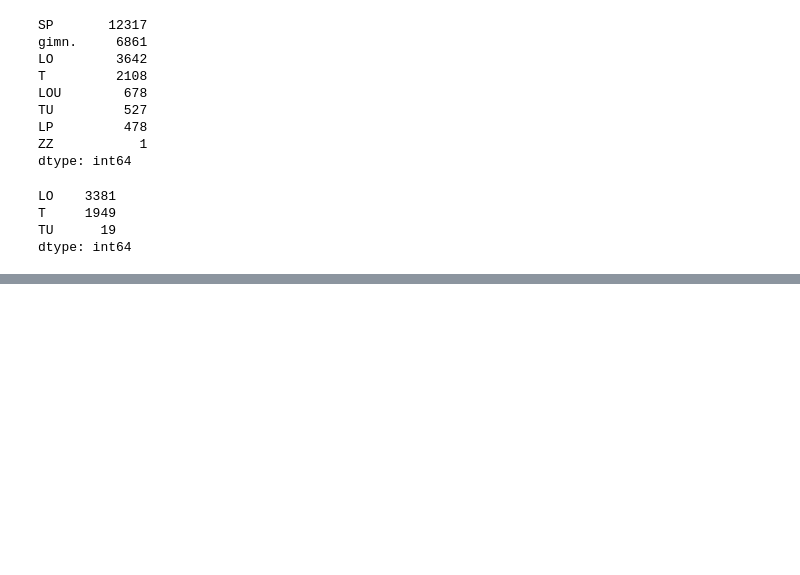
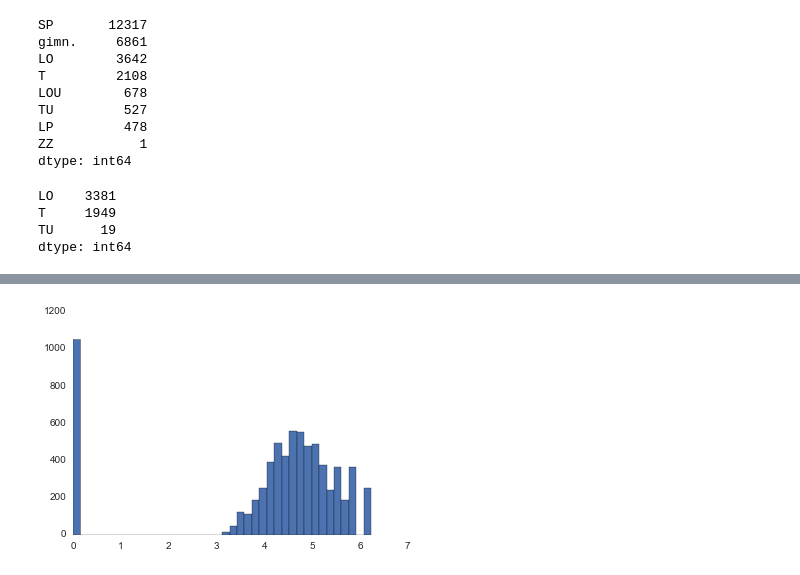
Before and after one commit to stared/delab-matury, a Jupyter notebook: eksploracje/szkoly.ipynb, the cells around one changed output, grey strips where cells are left out. Cells and saved outputs as stored; diff of their text form; code cells hidden in the pictures; blank space fills up the shorter version.

```diff
--- a/eksploracje/szkoly.ipynb
+++ b/eksploracje/szkoly.ipynb
@@ -99,2 +103,6 @@ licea.query("miejscowosc == 'Bielsko-Biała'")[['nazwa_szkoly', 'adres']].head(1
 # %%
 # uwaga, V LO w BB ma stary adres!
+# %%
+ponadpodstawowe['wielkosc_miejscowosci'].apply(lambda x: np.log10(x+1)).hist(bins=40);
+# %% [output]
+[figure, added]
```
Also changed, not shown: parts of 22 cells of this notebook.
